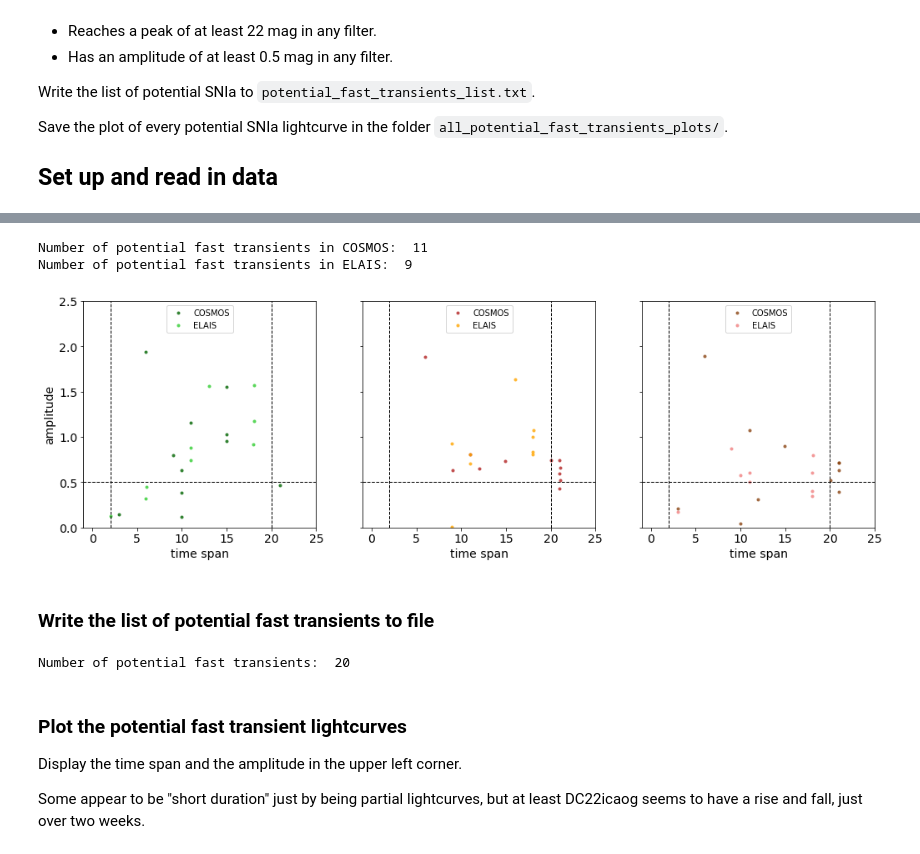
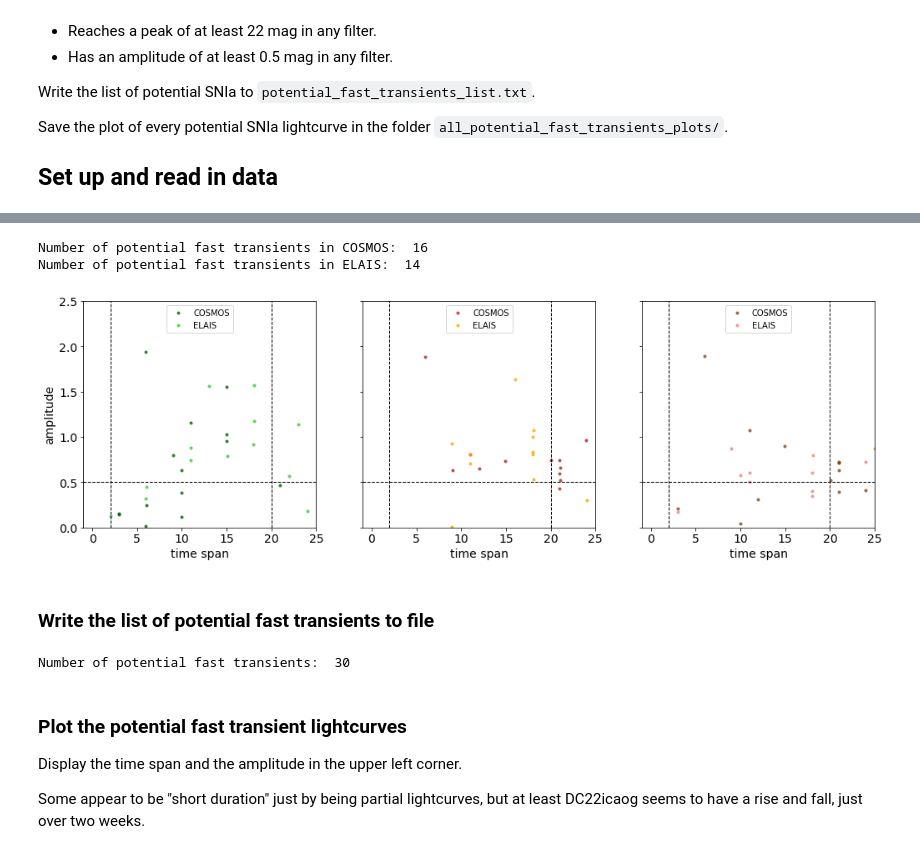
Before and after one commit to MelissaGraham/decam_ddf_tools, a Jupyter notebook: transients_science/fast_transients/1_create_potential_fast_transients_list.ipynb, the cells around one changed output, grey strips where cells are left out. Cells and saved outputs as stored; diff of their text form; code cells hidden in the pictures.

```diff
--- a/transients_science/fast_transients/1_create_potential_fast_transients_list.ipynb
+++ b/transients_science/fast_transients/1_create_potential_fast_transients_list.ipynb
@@ -87,9 +151,9 @@ We end up using just a single line in the amplitude _vs._ time span plane. It's
 fig, ax = plt.subplots( 1, 3, figsize=(17,5), sharex=True, sharey=True )
 
 ### plot all the candidates in parameter space of timespan vs amplitude
-tx = np.where((((paramLC_field == 'COSMOS') & (paramLC_tspan_g >= 2) & (paramLC_tspan_g <= 22)) &
-               ((paramLC_tspan_r >= 2) & (paramLC_tspan_r <= 22)) &
-               ((paramLC_tspan_i >= 2) & (paramLC_tspan_i <= 22))) &
+tx = np.where((((paramLC_field == 'COSMOS') & (paramLC_tspan_g >= 2) & (paramLC_tspan_g <= 30)) &
+               ((paramLC_tspan_r >= 2) & (paramLC_tspan_r <= 30)) &
+               ((paramLC_tspan_i >= 2) & (paramLC_tspan_i <= 30))) &
               ((paramLC_minmag_g < 22) | (paramLC_minmag_r < 22) | (paramLC_minmag_i < 22)) &
               ((paramLC_amp_g >= 0.5) | (paramLC_amp_r >= 0.5) | (paramLC_amp_i >= 0.5)))[0]
 print('Number of potential fast transients in COSMOS: ',len(tx))
@@ -97,9 +161,9 @@ ax[0].plot(paramLC_tspan_g[tx], paramLC_amp_g[tx], 'o', ms=4, mew=0, alpha=0.8,
 ax[1].plot(paramLC_tspan_r[tx], paramLC_amp_r[tx], 'o', ms=4, mew=0, alpha=0.8, color=clr[1], label='COSMOS')
 ax[2].plot(paramLC_tspan_i[tx], paramLC_amp_i[tx], 'o', ms=4, mew=0, alpha=0.8, color=clr[2], label='COSMOS')
 del tx
-tx = np.where((((paramLC_field == 'ELAIS') & (paramLC_tspan_g >= 2) & (paramLC_tspan_g <= 22)) &
-               ((paramLC_tspan_r >= 2) & (paramLC_tspan_r <= 22)) &
-               ((paramLC_tspan_i >= 2) & (paramLC_tspan_i <= 22))) &
+tx = np.where((((paramLC_field == 'ELAIS') & (paramLC_tspan_g >= 2) & (paramLC_tspan_g <= 30)) &
+               ((paramLC_tspan_r >= 2) & (paramLC_tspan_r <= 30)) &
+               ((paramLC_tspan_i >= 2) & (paramLC_tspan_i <= 30))) &
               ((paramLC_minmag_g < 22) | (paramLC_minmag_r < 22) | (paramLC_minmag_i < 22)) &
               ((paramLC_amp_g >= 0.5) | (paramLC_amp_r >= 0.5) | (paramLC_amp_i >= 0.5)))[0]
 print('Number of potential fast transients in ELAIS: ',len(tx))
@@ -107,43 +171,43 @@ ax[0].plot(paramLC_tspan_g[tx], paramLC_amp_g[tx], 'o', ms=4, mew=0, alpha=0.8,
 ax[1].plot(paramLC_tspan_r[tx], paramLC_amp_r[tx], 'o', ms=4, mew=0, alpha=0.8, color=clr[4], label='ELAIS')
 ax[2].plot(paramLC_tspan_i[tx], paramLC_amp_i[tx], 'o', ms=4, mew=0, alpha=0.8, color=clr[5], label='ELAIS')
 del tx
 
 for f in range(3):
     ax[f].axvline(2, lw=1, ls='dashed', color='black')
     ax[f].axvline(20, lw=1, ls='dashed', color='black')
     ax[f].axhline(0.5, lw=1, ls='dashed', color='black')
 
 paramLC_potft = np.zeros( len(paramLC_field), dtype='int' )
 
 # paramLC_potft = (paramLC_candid[x])
 
 ### finish up the plot and show it
 ax[0].set_xlim([-1,25])
 ax[1].set_xlim([-1,25])
 ax[2].set_xlim([-1,25])
 ax[0].set_ylim([0.,2.5])
 ax[1].set_ylim([0.,2.5])
 ax[2].set_ylim([0.,2.5])
 ax[0].set_ylabel('amplitude')
 # ax[1,0].set_ylabel('amplitude')
 ax[0].set_xlabel('time span')
 ax[1].set_xlabel('time span')
 ax[2].set_xlabel('time span')
 ax[0].legend(loc='best',fontsize=10)
 ax[1].legend(loc='best',fontsize=10)
 ax[2].legend(loc='best',fontsize=10)
 plt.show()
 # %% [output]
-Number of potential fast transients in COSMOS:  11
-Number of potential fast transients in ELAIS:  9
+Number of potential fast transients in COSMOS:  16
+Number of potential fast transients in ELAIS:  14
-[figure, old version]
+[figure, new version]
 # %% [markdown]
 ### Write the list of potential fast transients to file
 # %%
 fout = open('potential_fast_transients_list.dat', 'w')
-tx = np.where((((paramLC_tspan_g >= 2) & (paramLC_tspan_g <= 22)) &
-               ((paramLC_tspan_r >= 2) & (paramLC_tspan_r <= 22)) &
-               ((paramLC_tspan_i >= 2) & (paramLC_tspan_i <= 22))) &
+tx = np.where((((paramLC_tspan_g >= 2) & (paramLC_tspan_g <= 30)) &
+               ((paramLC_tspan_r >= 2) & (paramLC_tspan_r <= 30)) &
+               ((paramLC_tspan_i >= 2) & (paramLC_tspan_i <= 30))) &
               ((paramLC_minmag_g < 22) | (paramLC_minmag_r < 22) | (paramLC_minmag_i < 22)) &
               ((paramLC_amp_g >= 0.5) | (paramLC_amp_r >= 0.5) | (paramLC_amp_i >= 0.5)))[0]
 for x in range(len(tx)):
@@ -152,7 +216,7 @@ fout.close()
 print('Number of potential fast transients: ', len(tx))
 del tx
 # %% [output]
-Number of potential fast transients:  20
+Number of potential fast transients:  30
 # %% [markdown]
 ### Plot the potential fast transient lightcurves
 
```
Also changed, not shown: parts of 19 cells of this notebook, 11 other files.
